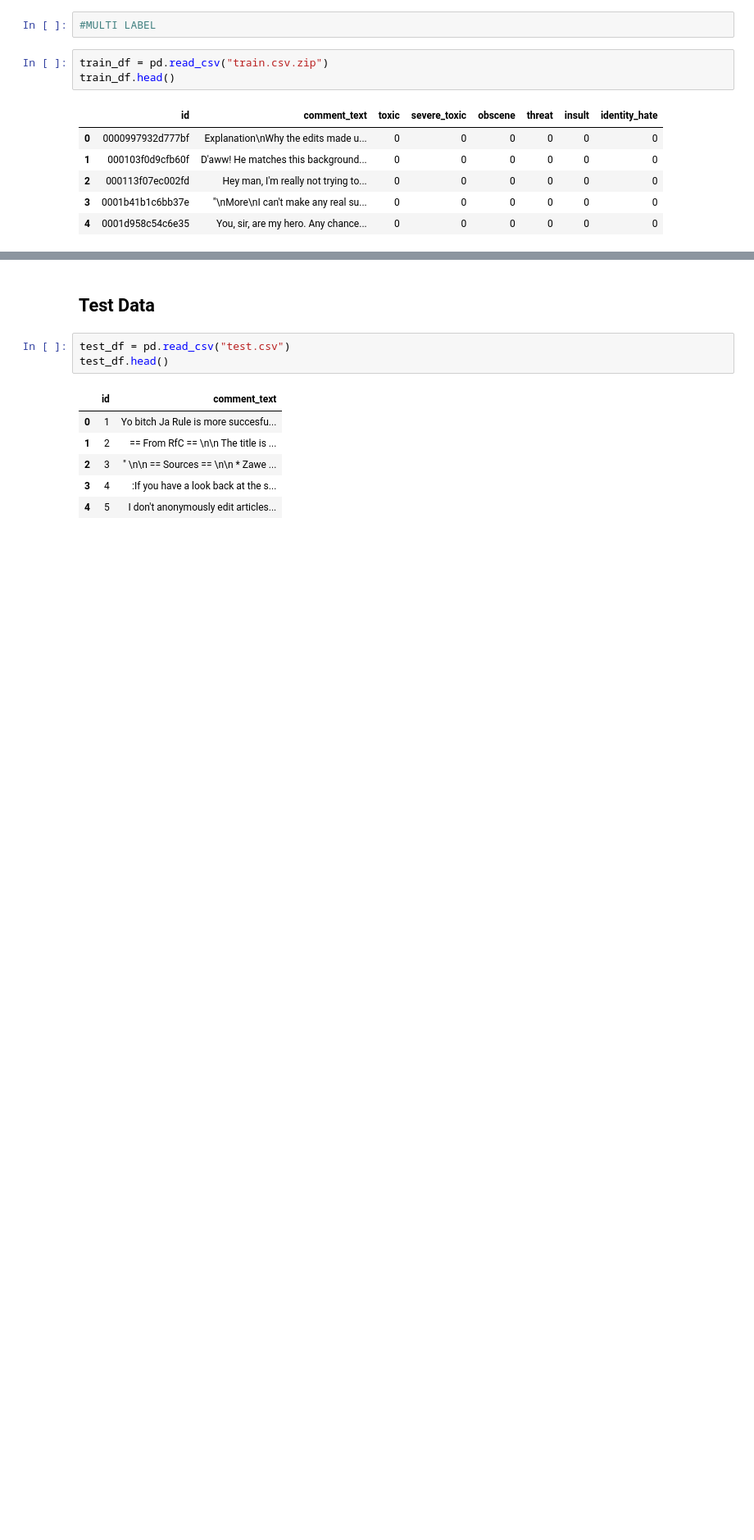
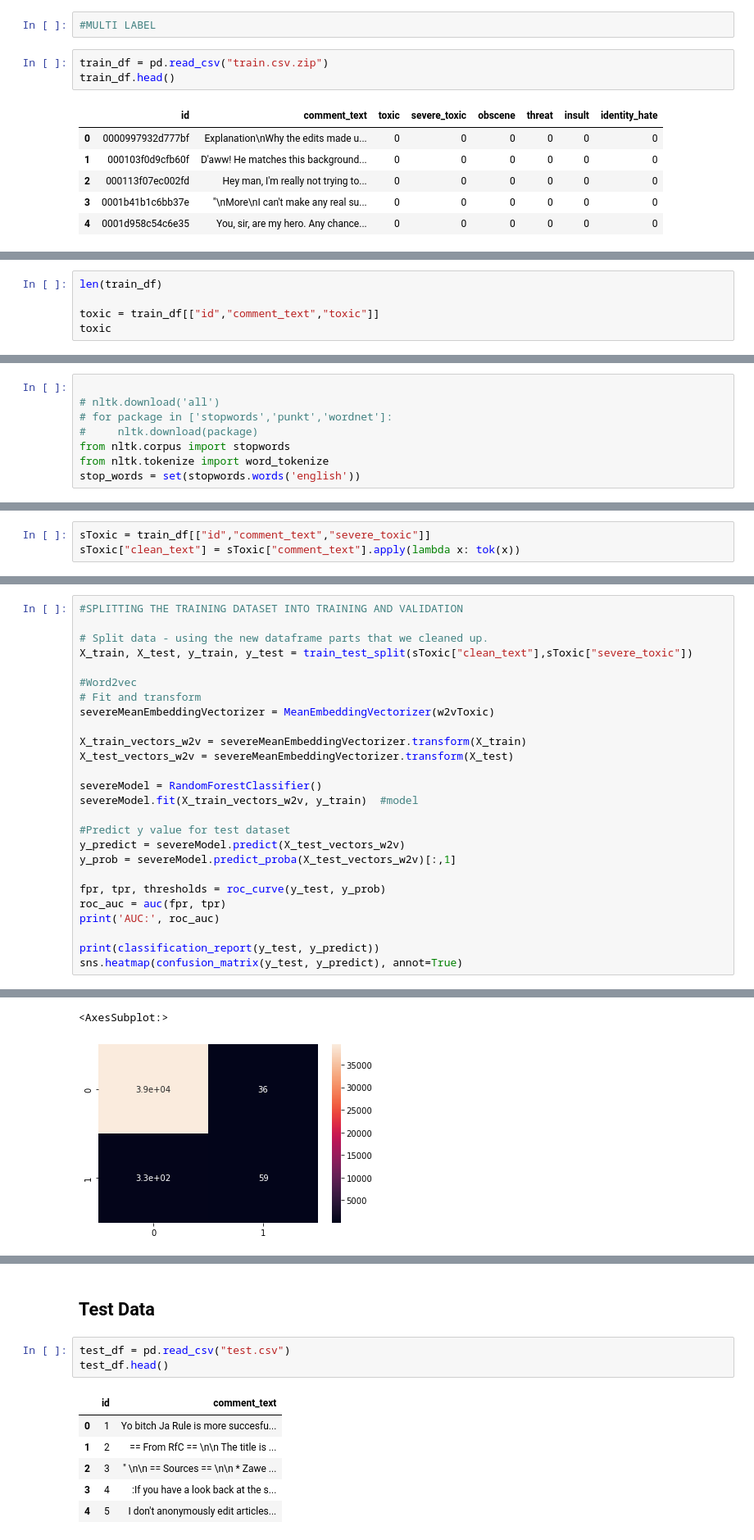
Before and after one commit to shaunmcgregor/ItML_Project_1_Students, a Jupyter notebook: proj_1_start.ipynb, the cells around one changed output, grey strips where cells are left out. Shown at 82% size. Drawn from its saved outputs; the diff is of its cells as text; blank space fills up the shorter version.

```diff
--- a/proj_1_start.ipynb
+++ b/proj_1_start.ipynb
@@ -38,0 +46,5 @@ len(train_df)
+# %%
+len(train_df)
+
+toxic = train_df[["id","comment_text","toxic"]]
+toxic
@@ -38,0 +67,8 @@ len(train_df)
+# %%
+
+# nltk.download('all')
+# for package in ['stopwords','punkt','wordnet']:
+#     nltk.download(package)
+from nltk.corpus import stopwords
+from nltk.tokenize import word_tokenize
+stop_words = set(stopwords.words('english'))
@@ -38,0 +99,3 @@ len(train_df)
+# %%
+sToxic = train_df[["id","comment_text","severe_toxic"]]
+sToxic["clean_text"] = sToxic["comment_text"].apply(lambda x: tok(x))
@@ -38,0 +240,27 @@ len(train_df)
+# %%
+#SPLITTING THE TRAINING DATASET INTO TRAINING AND VALIDATION
+
+# Split data - using the new dataframe parts that we cleaned up.
+X_train, X_test, y_train, y_test = train_test_split(sToxic["clean_text"],sToxic["severe_toxic"])
+
+#Word2vec
+# Fit and transform
+severeMeanEmbeddingVectorizer = MeanEmbeddingVectorizer(w2vToxic)
+
+X_train_vectors_w2v = severeMeanEmbeddingVectorizer.transform(X_train)
+X_test_vectors_w2v = severeMeanEmbeddingVectorizer.transform(X_test)
+
+severeModel = RandomForestClassifier()
+severeModel.fit(X_train_vectors_w2v, y_train)  #model
+
+#Predict y value for test dataset
+y_predict = severeModel.predict(X_test_vectors_w2v)
+y_prob = severeModel.predict_proba(X_test_vectors_w2v)[:,1]
+
+fpr, tpr, thresholds = roc_curve(y_test, y_prob)
+roc_auc = auc(fpr, tpr)
+print('AUC:', roc_auc)
+
+print(classification_report(y_test, y_predict))
+sns.heatmap(confusion_matrix(y_test, y_predict), annot=True)
+# %% [output]
@@ -38,0 +276,2 @@ len(train_df)
+<AxesSubplot:>
+[figure, added]
```
Also changed, not shown: parts of 32 cells of this notebook, 2 other files.
